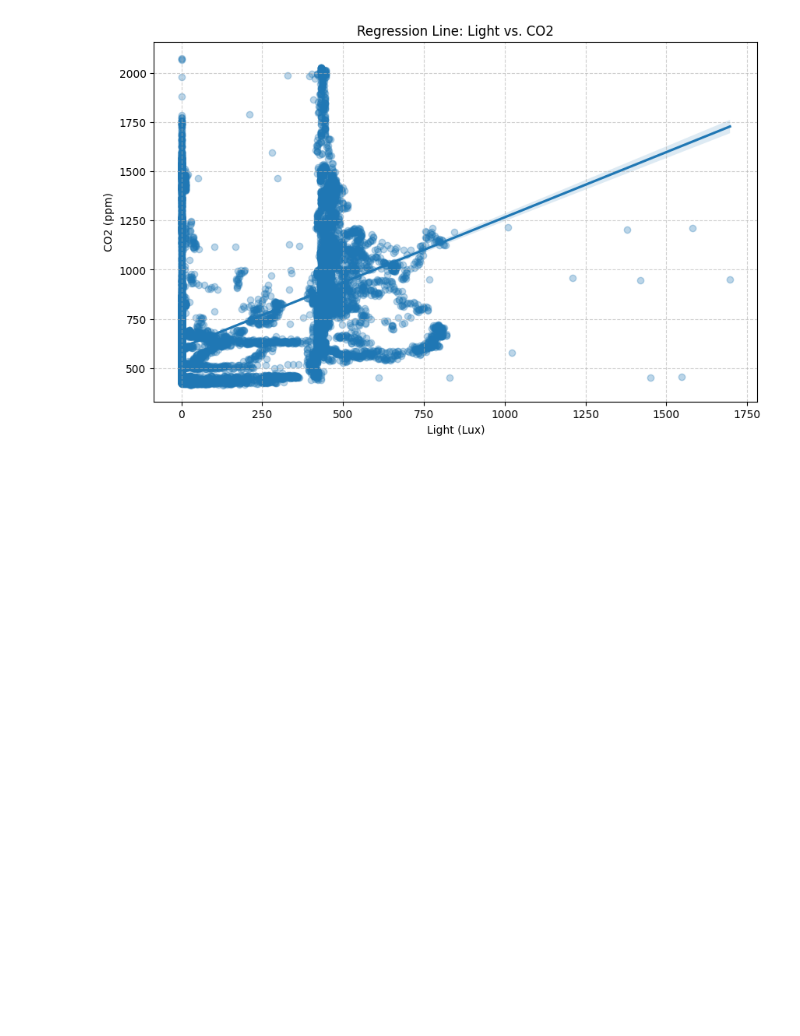
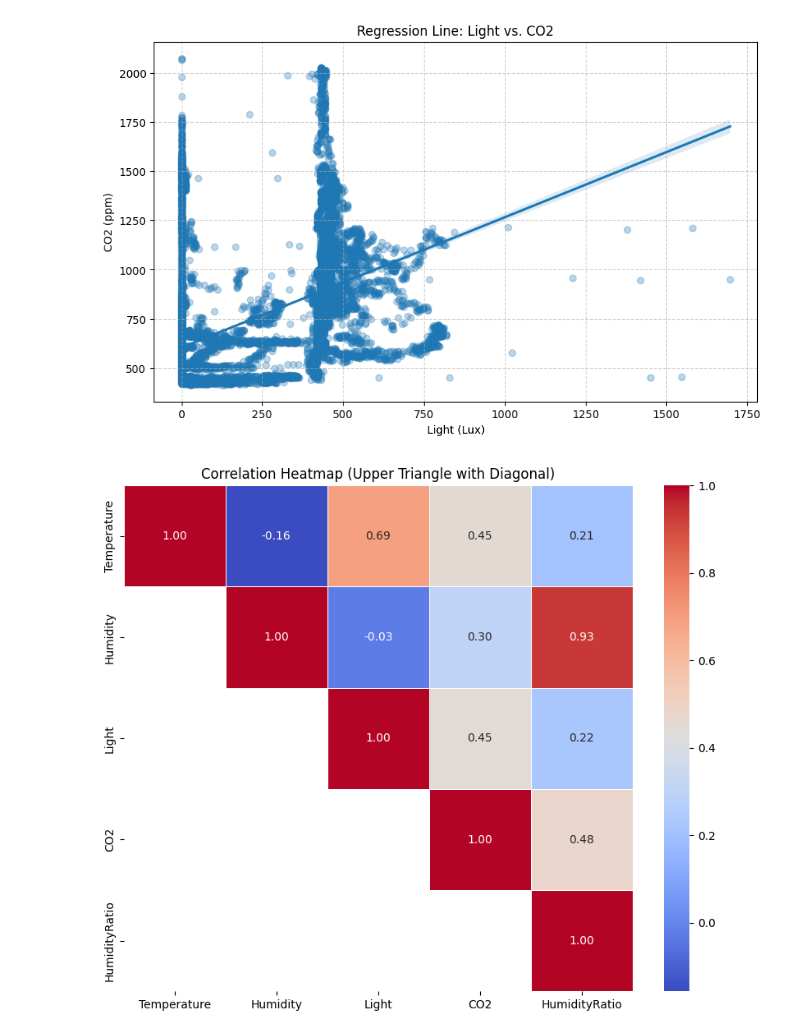
Before and after one commit to NoamShaphir/-MicroClimate, a Jupyter notebook: analysis (1).ipynb, the cells around one changed output. Drawn from its saved outputs; the diff is of its cells as text; code cells hidden in the pictures; blank space fills up the shorter version.

```diff
--- a/analysis (1).ipynb
+++ b/analysis (1).ipynb
@@ -874,3 +835,14 @@ plt.grid(True, linestyle='--', alpha=0.6)
 plt.show()
 # %% [output]
 [figure]
+# %%
+numeric_df = df.select_dtypes(include=['float64', 'int64'])
+corr = numeric_df.corr()
+mask = np.tril(np.ones_like(corr, dtype=bool), k=-1)
+
+plt.figure(figsize=(10, 8))
+sns.heatmap(corr, mask=mask, annot=True, cmap='coolwarm', fmt=".2f", linewidths=0.5)
+plt.title('Correlation Heatmap (Upper Triangle with Diagonal)')
+plt.show()
+# %% [output]
+[figure, added]
```
Also changed, not shown: parts of 15 cells of this notebook, 1 other file.
